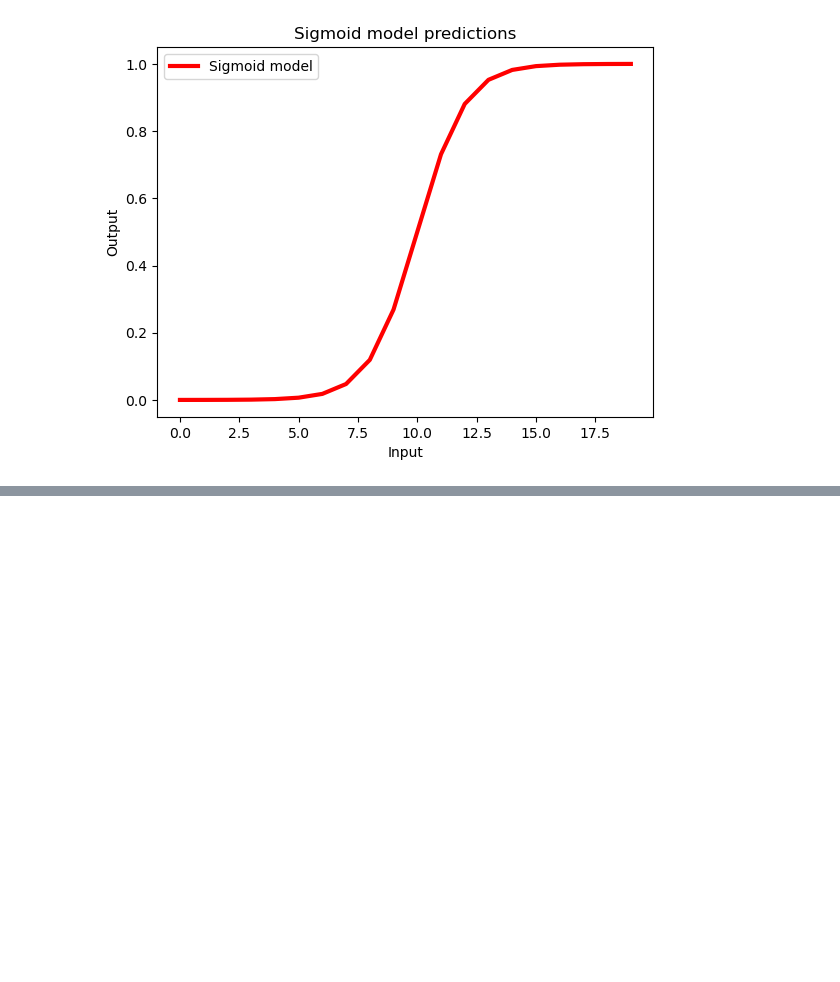
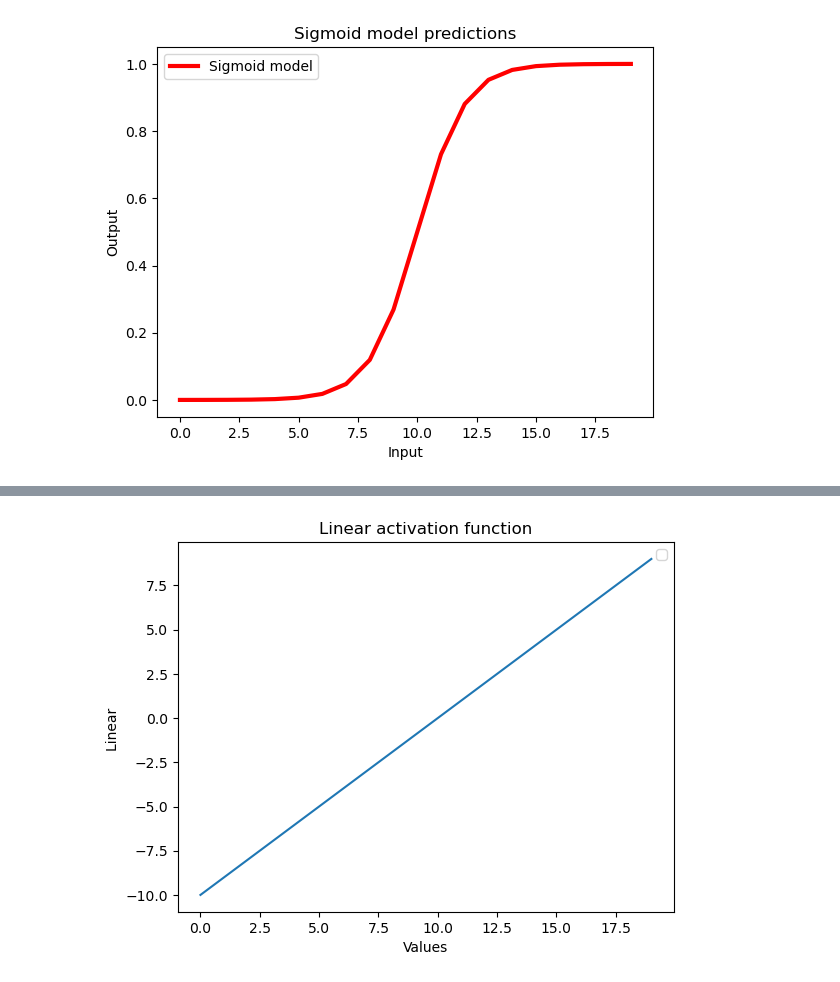
Before and after one commit to mageshyt/Machine-Learning-2023, a Jupyter notebook: Deep learning/02_neural_network_Classfication_in_tensorflow.ipynb, the cells around one changed output, grey strips where cells are left out. Saved outputs shown, nothing was run; the diff lists cells and outputs as text; code cells hidden in the pictures; blank space fills up the shorter version.

```diff
--- a/Deep learning/02_neural_network_Classfication_in_tensorflow.ipynb
+++ b/Deep learning/02_neural_network_Classfication_in_tensorflow.ipynb
@@ -553,0 +589,14 @@ plt.legend()
+# %%
+# plot linear activation function
+
+plt.plot(tf.keras.activations.linear(toy_tensor))
+
+
+plt.xlabel('Values')
+plt.ylabel('Linear ')
+plt.title('Linear activation function')
+
+plt.legend()
+
+plt.show()
+# %% [output]
@@ -553,0 +604 @@ plt.legend()
+[figure, added]
```
Also changed, not shown: parts of 4 cells of this notebook, 10 other files.
